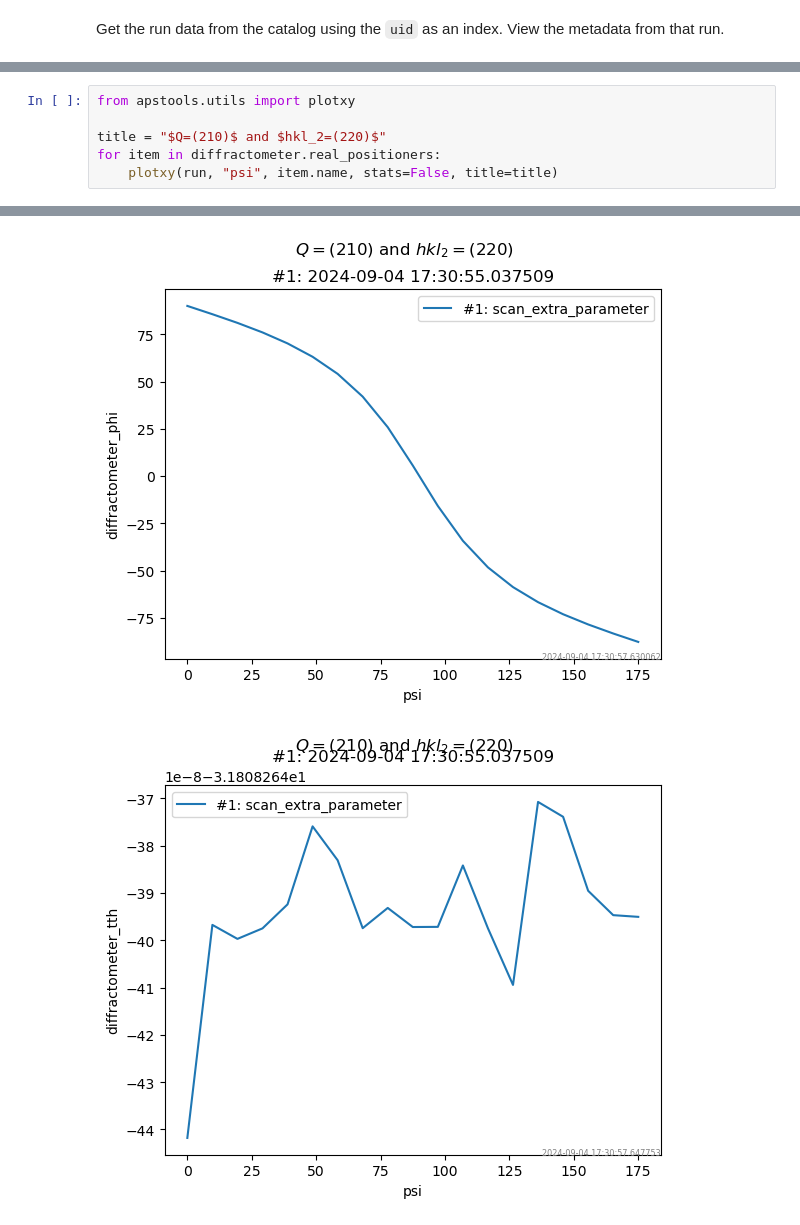
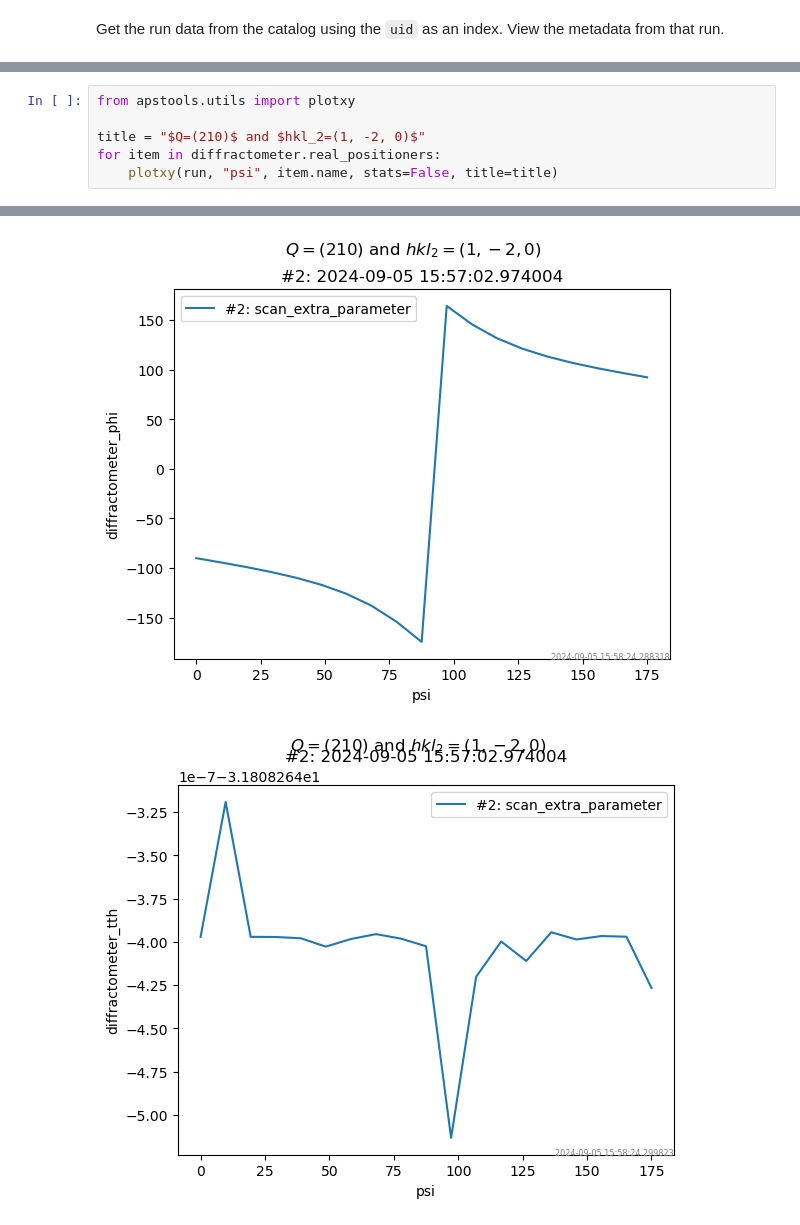
Before and after one commit to prjemian/hklpy2, a Jupyter notebook: docs/source/examples/demo_psi_scan_hklpy.ipynb, the cells around one changed output, grey strips where cells are left out. Cells and saved outputs as stored; diff of their text form.

Commit message:
new graphic

```diff
--- a/docs/source/examples/demo_psi_scan_hklpy.ipynb
+++ b/docs/source/examples/demo_psi_scan_hklpy.ipynb
@@ -335,7 +337,7 @@ Detector axes (such as `tth`) remain constant as shown in the LiveTable. The plo
 # %%
 from apstools.utils import plotxy
 
-title = "$Q=(210)$ and $hkl_2=(220)$"
+title = "$Q=(210)$ and $hkl_2=(1, -2, 0)$"
 for item in diffractometer.real_positioners:
     plotxy(run, "psi", item.name, stats=False, title=title)
 # %% [output]
@@ -344,2 +346,2 @@ for item in diffractometer.real_positioners:
-[figure, old version]
+[figure, new version]
-[figure, old version]
+[figure, new version]
```
Also changed, not shown: parts of 6 cells of this notebook, 1 other file.
